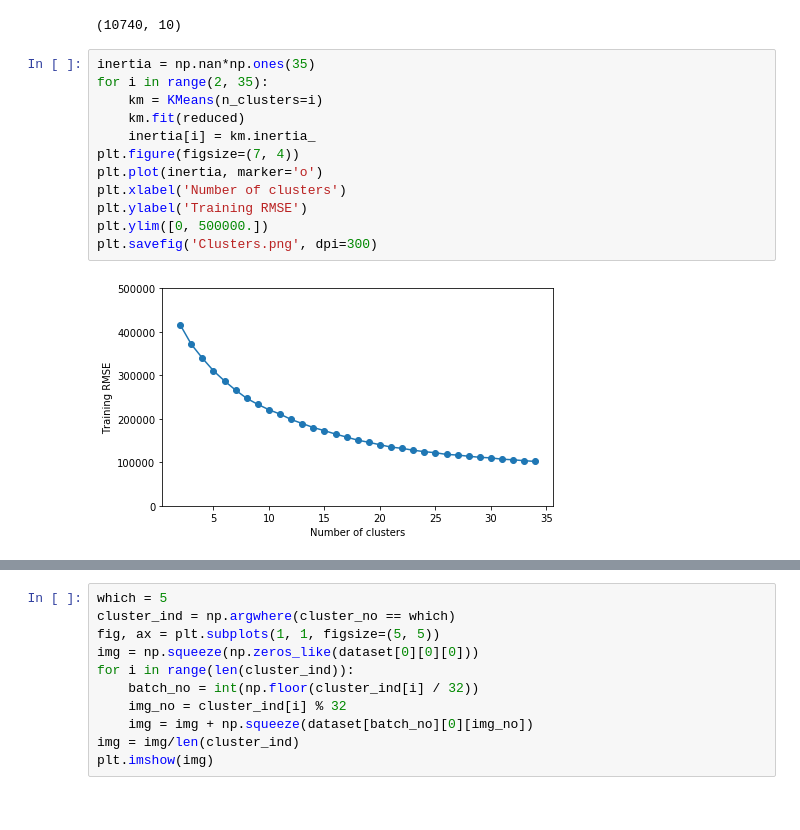
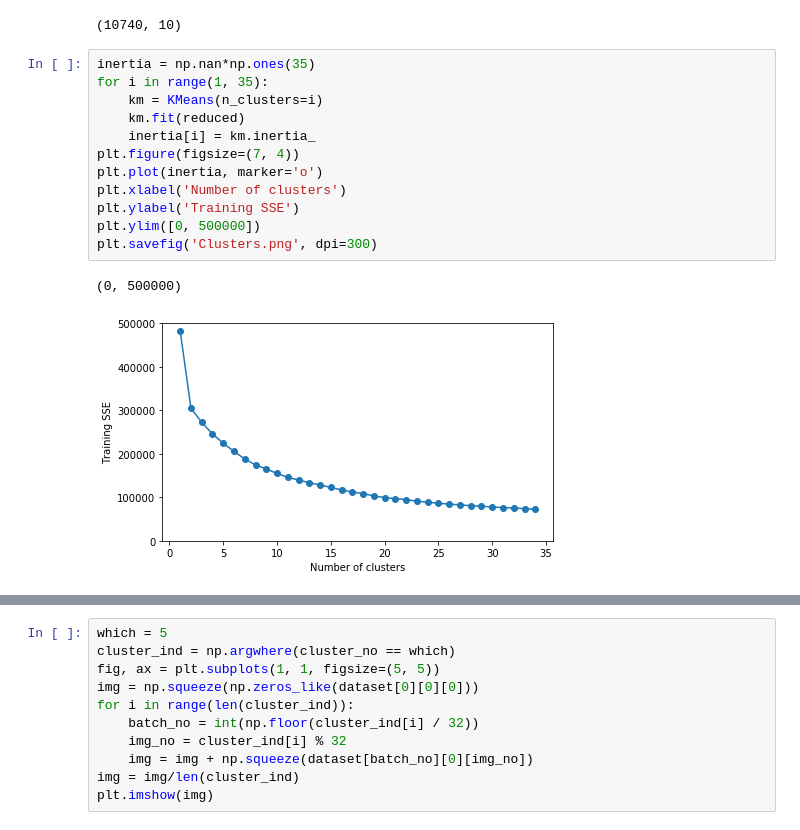
Before and after one commit to rcjackson/arming_the_edge, a Jupyter notebook: notebooks/ImageCluster.ipynb, the cells around one changed output, grey strips where cells are left out. Drawn from its saved outputs; the diff is of its cells as text.

```diff
--- a/notebooks/ImageCluster.ipynb
+++ b/notebooks/ImageCluster.ipynb
@@ -86,15 +87,16 @@ reduced.shape
 (10740, 10)
 # %%
 inertia = np.nan*np.ones(35)
-for i in range(2, 35):
+for i in range(1, 35):
     km = KMeans(n_clusters=i)
     km.fit(reduced)
     inertia[i] = km.inertia_
 plt.figure(figsize=(7, 4))
 plt.plot(inertia, marker='o')
 plt.xlabel('Number of clusters')
-plt.ylabel('Training RMSE')
-plt.ylim([0, 500000.])
+plt.ylabel('Training SSE')
+plt.ylim([0, 500000])
 plt.savefig('Clusters.png', dpi=300)
 # %% [output]
+(0, 500000)
-[figure, old version]
+[figure, new version]
```
Also changed, not shown: parts of 9 cells of this notebook, 3 other files.
